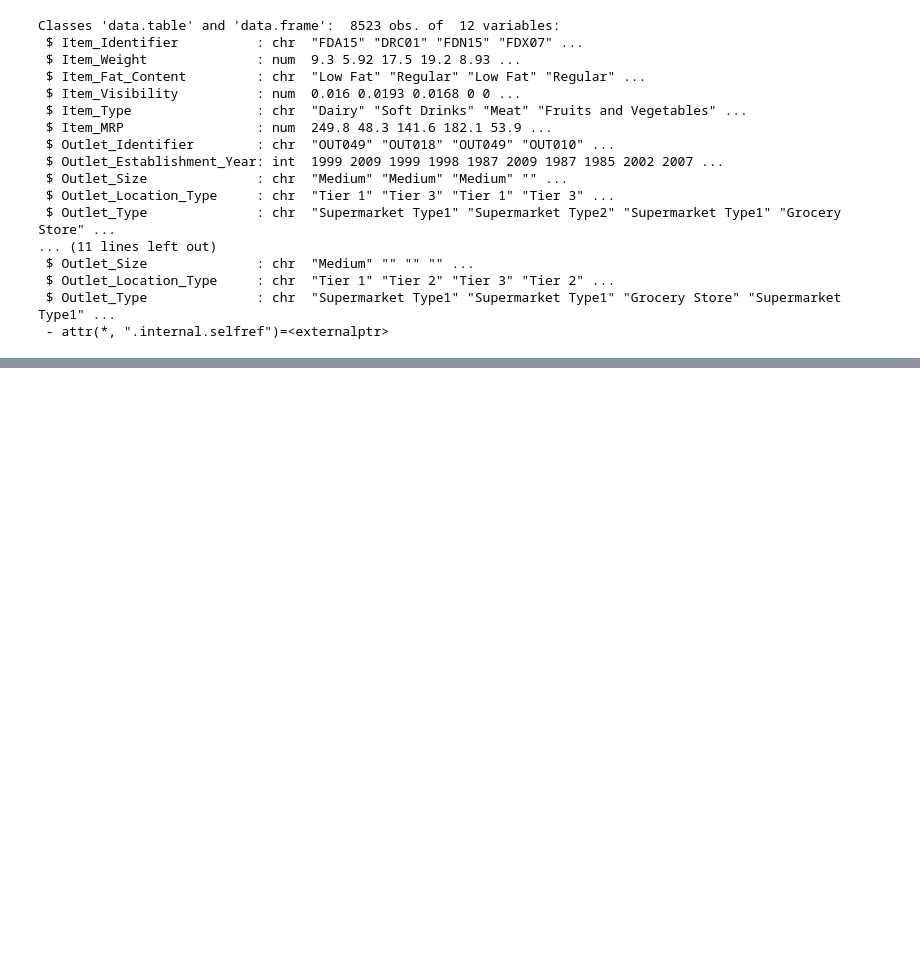
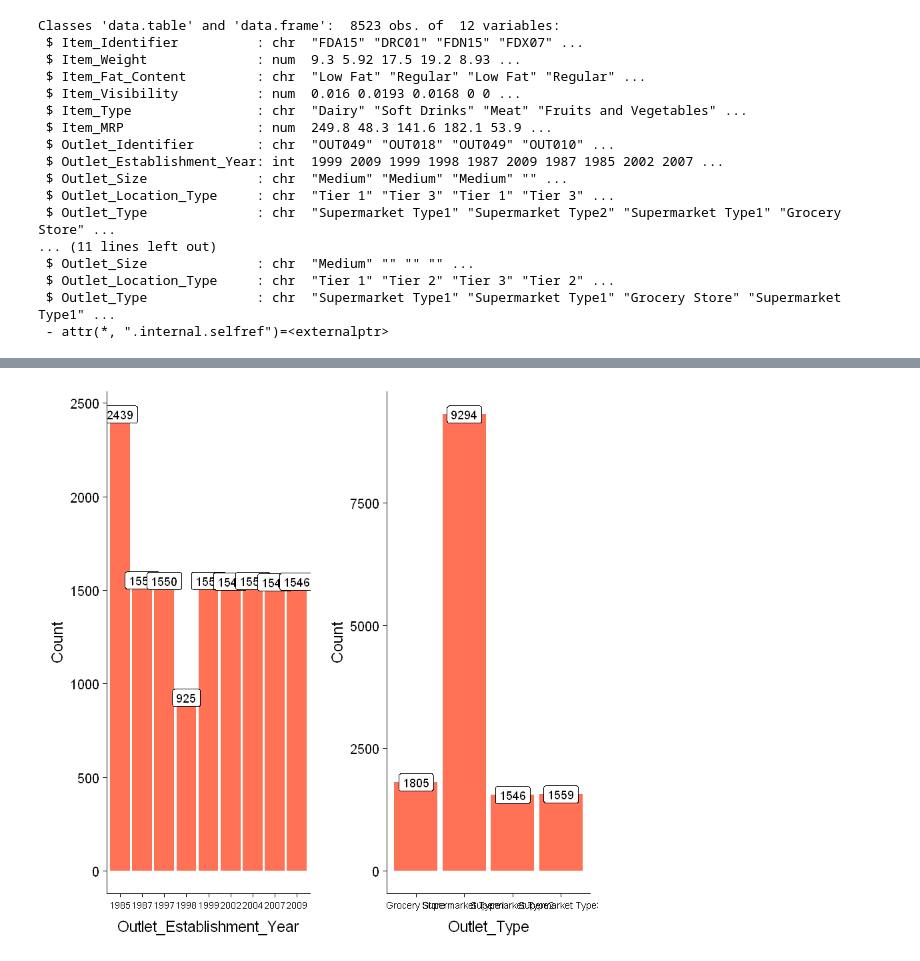
Before and after one commit to nkjadhav/Big-Mart-Sales-Prediction-Using-R, a Jupyter notebook: Big Mart Sales III.ipynb, the cells around one changed output, grey strips where cells are left out. Saved outputs shown, nothing was run; the diff lists cells and outputs as text; code cells hidden in the pictures; blank space fills up the shorter version.

```diff
--- a/Big Mart Sales III.ipynb
+++ b/Big Mart Sales III.ipynb
@@ -69,0 +134,18 @@ Classes 'data.table' and 'data.frame':  8523 obs. of  12 variables:
+# %%
+# plot for Outlet_Establishment_Year
+p7 = ggplot(combi %>% group_by(Outlet_Establishment_Year) %>% summarise(Count = n())) +
+  geom_bar(aes(factor(Outlet_Establishment_Year), Count), stat = "identity", fill = "coral1") +
+  geom_label(aes(factor(Outlet_Establishment_Year), Count, label = Count), vjust = 0.5) +
+  xlab("Outlet_Establishment_Year") +
+  theme(axis.text.x = element_text(size = 8.5))
+
+# plot for Outlet_Type
+p8 = ggplot(combi %>% group_by(Outlet_Type) %>% summarise(Count = n())) +
+  geom_bar(aes(Outlet_Type, Count), stat = "identity", fill = "coral1") +
+  geom_label(aes(factor(Outlet_Type), Count, label = Count), vjust = 0.5) +
+  theme(axis.text.x = element_text(size = 8.5))
+
+# ploting both plots together
+plot_grid(p7, p8, ncol = 2)
+# %% [output]
+[figure, added]
```
Also changed, not shown: parts of 28 cells of this notebook, 4 other files.
